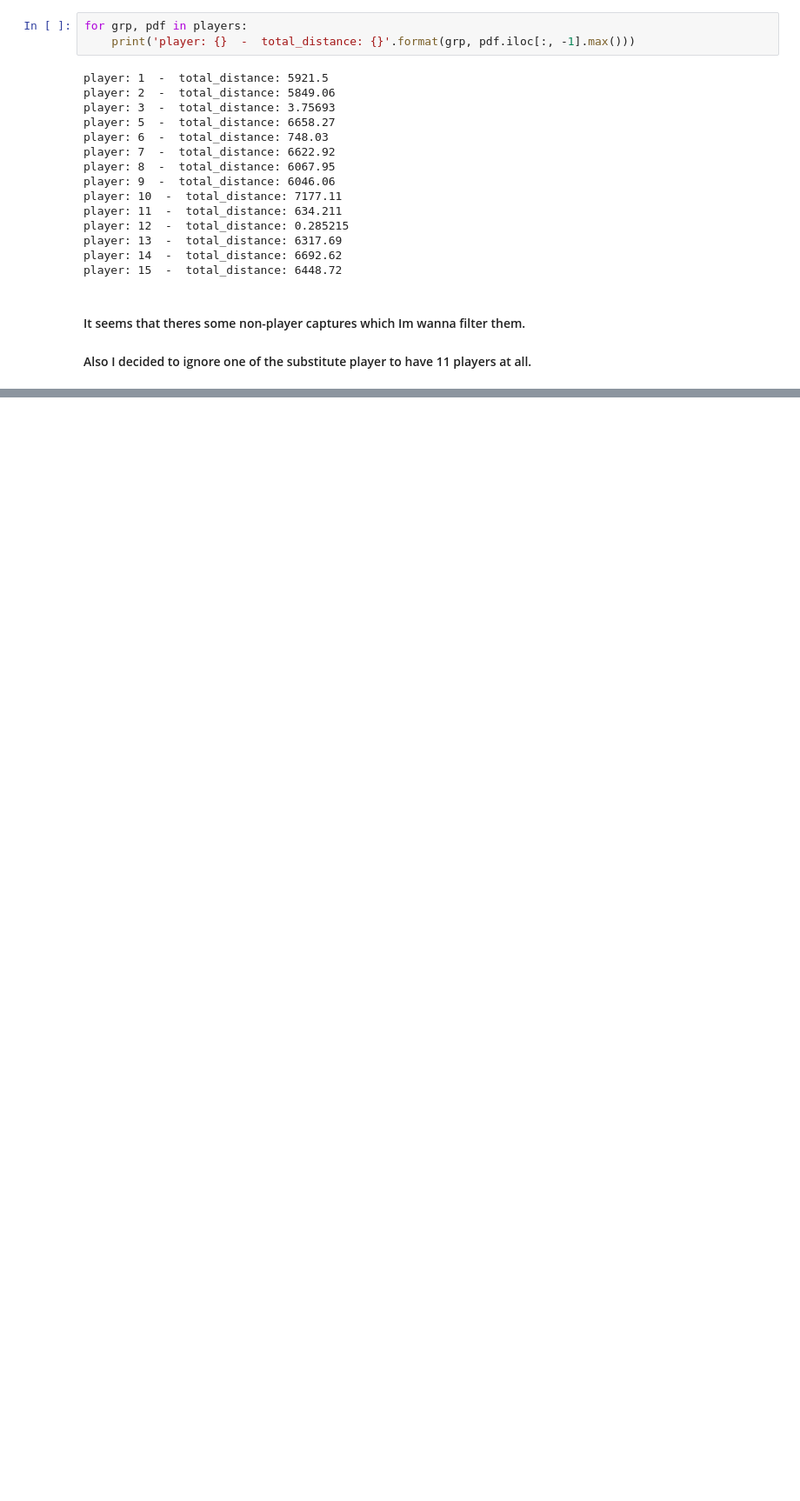
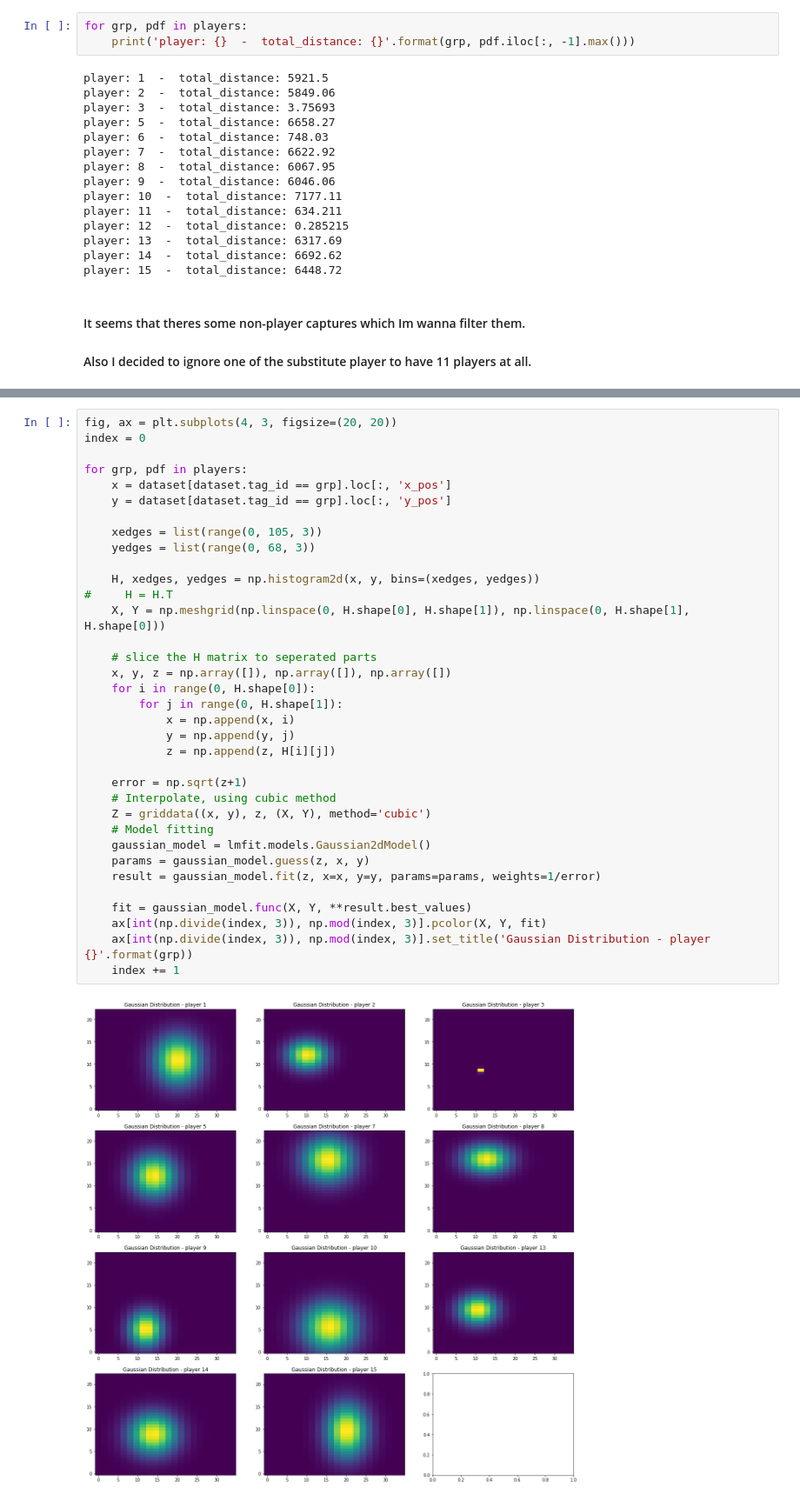
Before and after one commit to nahbos/AUT-Pattern-Recognition, a Jupyter notebook: Ex01_Q6_a.ipynb, the cells around one changed output, grey strips where cells are left out. Shown at 87% size. Cells and saved outputs as stored; diff of their text form; blank space fills up the shorter version.

Commit message:
Part B is almost done.

```diff
--- a/Ex01_Q6_a.ipynb
+++ b/Ex01_Q6_a.ipynb
@@ -117,0 +125,37 @@ plt.show()
+# %%
+fig, ax = plt.subplots(4, 3, figsize=(20, 20))
+index = 0
+
+for grp, pdf in players:
+    x = dataset[dataset.tag_id == grp].loc[:, 'x_pos']
+    y = dataset[dataset.tag_id == grp].loc[:, 'y_pos']
+
+    xedges = list(range(0, 105, 3))
+    yedges = list(range(0, 68, 3))
+
+    H, xedges, yedges = np.histogram2d(x, y, bins=(xedges, yedges))
+#     H = H.T
+    X, Y = np.meshgrid(np.linspace(0, H.shape[0], H.shape[1]), np.linspace(0, H.shape[1], H.shape[0]))
+
+    # slice the H matrix to seperated parts
+    x, y, z = np.array([]), np.array([]), np.array([])
+    for i in range(0, H.shape[0]):
+        for j in range(0, H.shape[1]):
+            x = np.append(x, i)
+            y = np.append(y, j)
+            z = np.append(z, H[i][j])
+
+    error = np.sqrt(z+1)
+    # Interpolate, using cubic method
+    Z = griddata((x, y), z, (X, Y), method='cubic')
+    # Model fitting
+    gaussian_model = lmfit.models.Gaussian2dModel()
+    params = gaussian_model.guess(z, x, y)
+    result = gaussian_model.fit(z, x=x, y=y, params=params, weights=1/error)
+
+    fit = gaussian_model.func(X, Y, **result.best_values)
+    ax[int(np.divide(index, 3)), np.mod(index, 3)].pcolor(X, Y, fit)
+    ax[int(np.divide(index, 3)), np.mod(index, 3)].set_title('Gaussian Distribution - player {}'.format(grp))
+    index += 1
+# %% [output]
+[figure, added]
```
Also changed, not shown: parts of 3 cells of this notebook.
